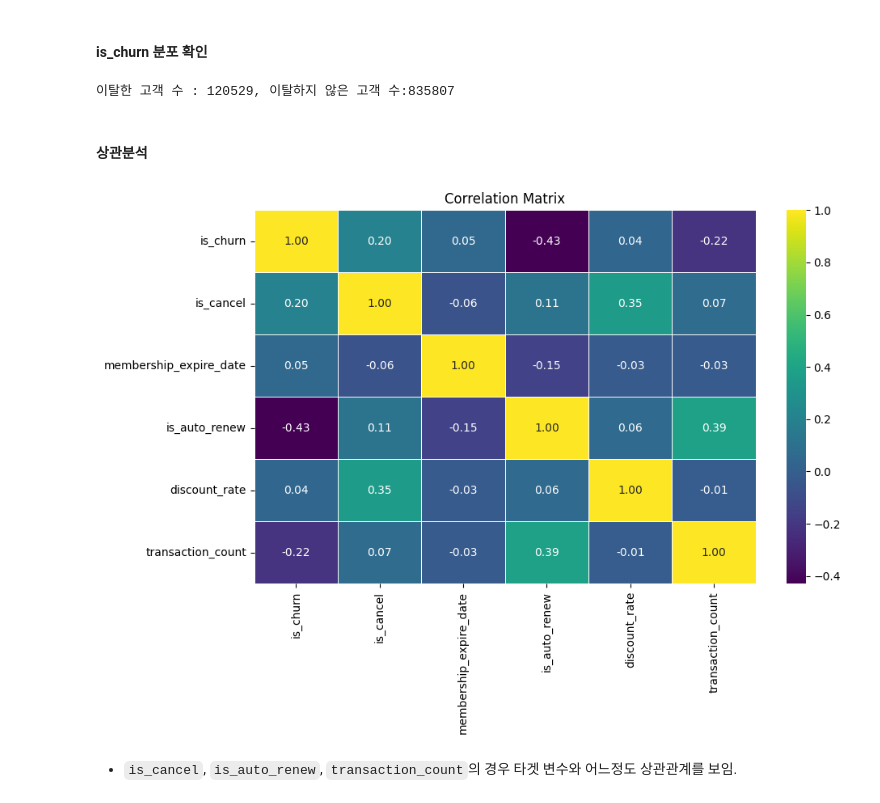
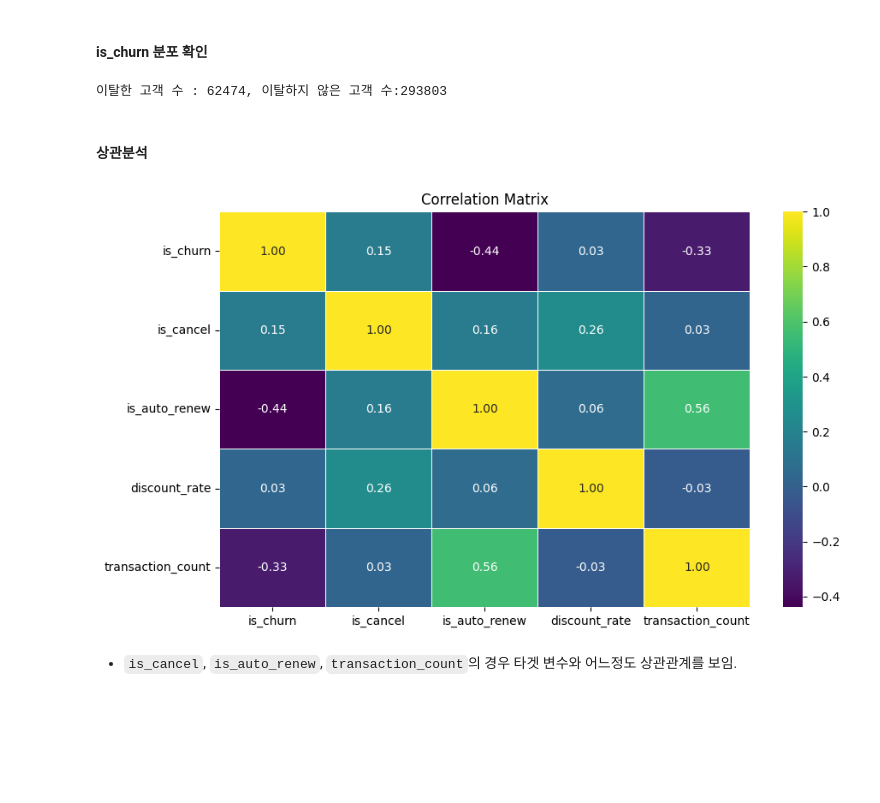
Before and after one commit to SKNETWORKS-FAMILY-AICAMP/SKN09-2nd-2Team, a Jupyter notebook: dain/dain_EDA.ipynb, the cells around one changed output. Saved outputs shown, nothing was run; the diff lists cells and outputs as text; code cells hidden in the pictures; blank space fills up the shorter version.

```diff
--- a/dain/dain_EDA.ipynb
+++ b/dain/dain_EDA.ipynb
@@ -9,6 +9,6 @@ import warnings
 # 경고 메시지 숨기기
 warnings.filterwarnings("ignore")
 # %%
-df = pd.read_csv("./data/kkbox_dain_preprocessing.csv")
+df = pd.read_csv("./data/final_data.csv")
 df.head()
 # %% [output]
@@ -35,25 +36,25 @@ count_not_churn = df[df["is_churn"] == 0]
 
 print(f"이탈한 고객 수 : {count_churn.shape[0]}, 이탈하지 않은 고객 수:{count_not_churn.shape[0]}")
 # %% [output]
-이탈한 고객 수 : 120529, 이탈하지 않은 고객 수:835807
+이탈한 고객 수 : 62474, 이탈하지 않은 고객 수:293803
 # %% [markdown]
 #### 상관분석
 # %%
 # 분석할 변수 선택
-corr_columns = ['is_churn', 'is_cancel', 'membership_expire_date', 'is_auto_renew', 'discount_rate', 'transaction_count']
+corr_columns = ['is_churn', 'is_cancel', 'is_auto_renew', 'discount_rate', 'transaction_count']
 
 # 상관 행렬 계산
 corr_matrix = df[corr_columns].corr()
 
 # 히트맵 그리기
 plt.figure(figsize=(10, 6))
 sns.heatmap(corr_matrix, annot=True, cmap='viridis', fmt=".2f", linewidths=0.5)
 
 # 제목 추가
 plt.title("Correlation Matrix")
 plt.show()
 # %% [output]
-[figure, old version]
+[figure, new version]
 # %% [markdown]
 * `is_cancel`, `is_auto_renew`, `transaction_count`의 경우 타겟 변수와 어느정도 상관관계를 보임.
 # %% [markdown]
```
Also changed, not shown: parts of 20 cells of this notebook.
